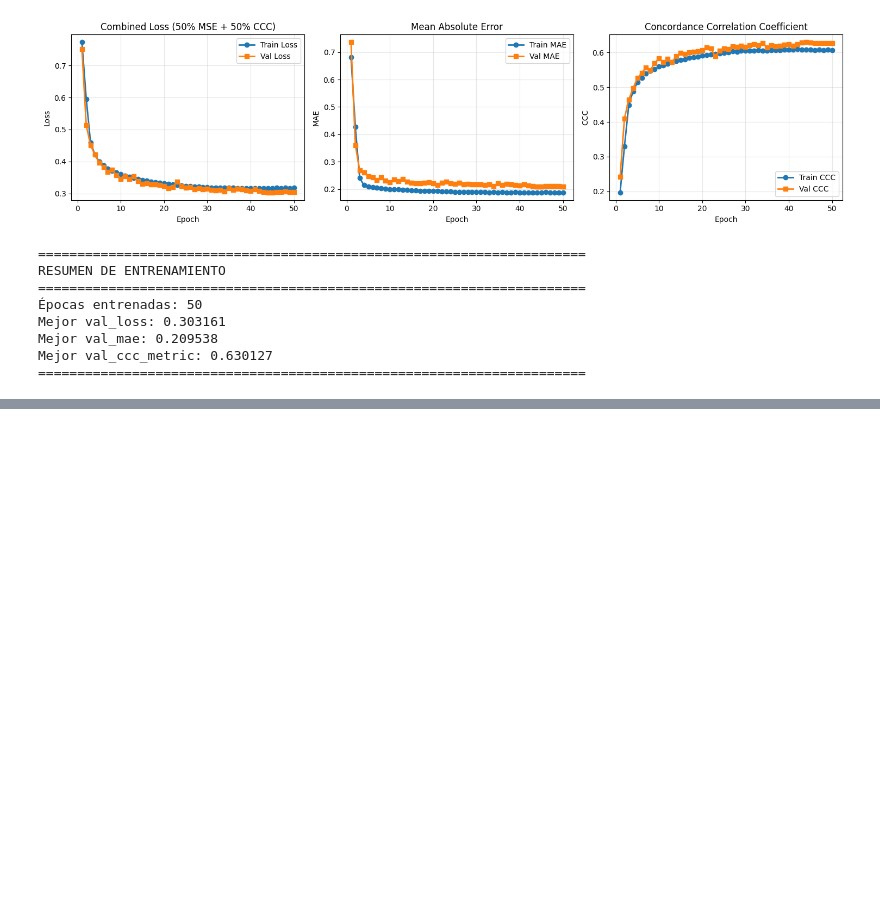
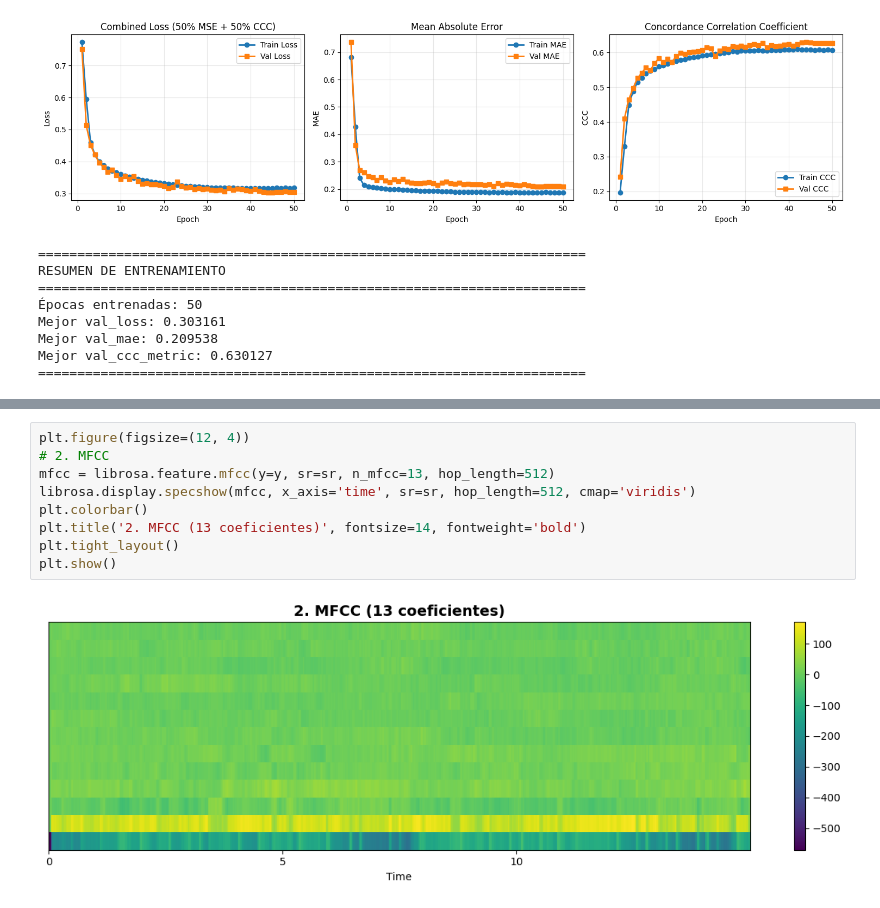
Before and after one commit to fernando086/MusiChroma, a Jupyter notebook: flask-backend/pipeline_russell.ipynb, the cells around one changed output, grey strips where cells are left out. Saved outputs shown, nothing was run; the diff lists cells and outputs as text; blank space fills up the shorter version.

```diff
--- a/flask-backend/pipeline_russell.ipynb
+++ b/flask-backend/pipeline_russell.ipynb
@@ -1840,0 +1875,11 @@ Mejor val_ccc_metric: 0.630127
+# %%
+plt.figure(figsize=(12, 4))
+# 2. MFCC
+mfcc = librosa.feature.mfcc(y=y, sr=sr, n_mfcc=13, hop_length=512)
+librosa.display.specshow(mfcc, x_axis='time', sr=sr, hop_length=512, cmap='viridis')
+plt.colorbar()
+plt.title('2. MFCC (13 coeficientes)', fontsize=14, fontweight='bold')
+plt.tight_layout()
+plt.show()
+# %% [output]
+[figure, added]
```
Also changed, not shown: parts of 13 cells of this notebook, 58 other files.
